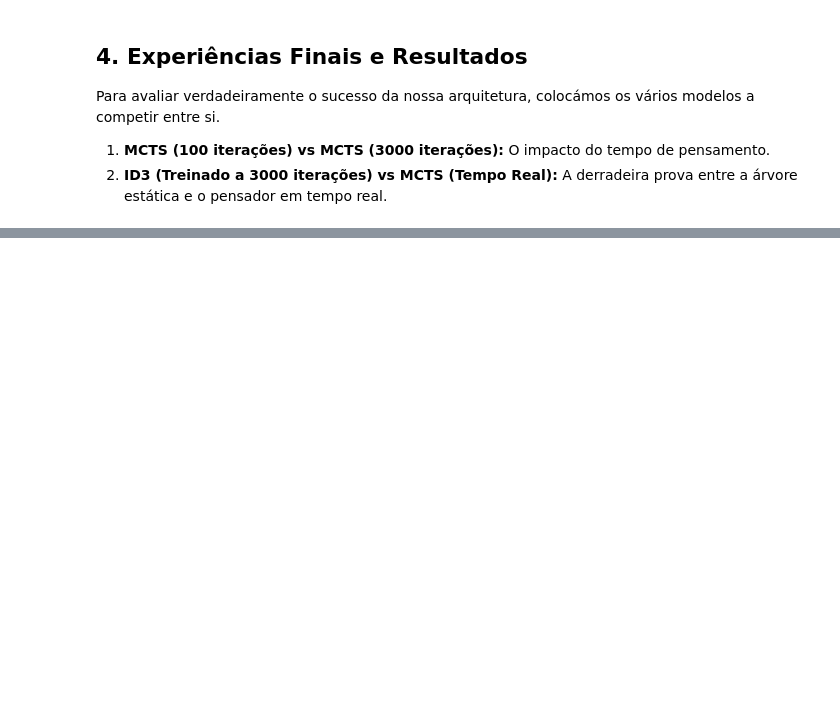
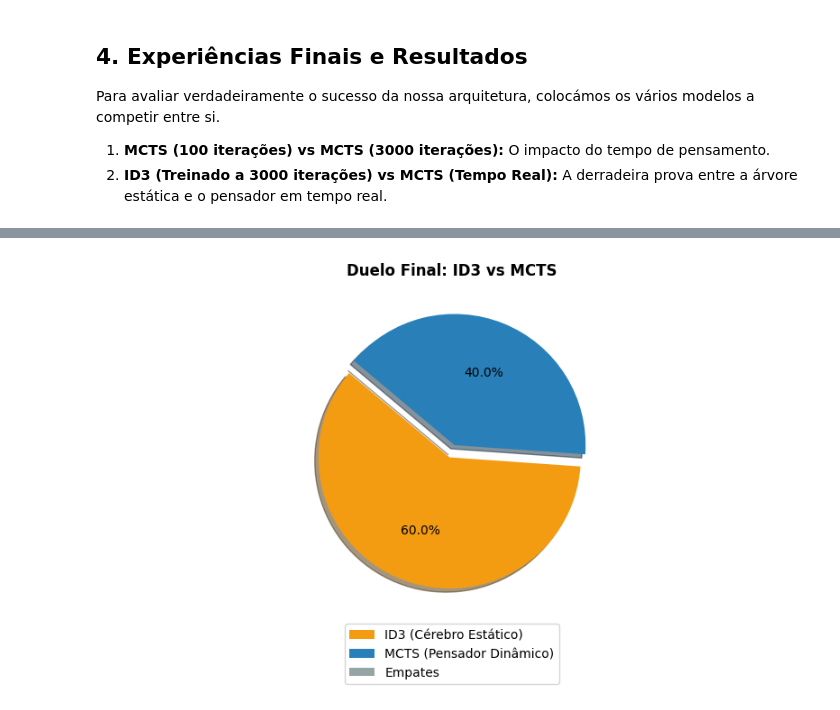
Before and after one commit to VituVVL/AI_Project, a Jupyter notebook: Project/Notebook.ipynb, the cells around one changed output, grey strips where cells are left out. Cells and saved outputs as stored; diff of their text form; code cells hidden in the pictures; blank space fills up the shorter version.

Commit message:
Finalização do notebook apenas a faltar a conclusao

```diff
--- a/Project/Notebook.ipynb
+++ b/Project/Notebook.ipynb
@@ -630,0 +1056,81 @@ Concluído em 8.1 segundos.
+# %%
+import time
+import matplotlib.pyplot as plt
+
+
+def idvsmc(num_games=5):
+
+    X, y = ID3.carregar_dados("dataset_popout_3000.csv")
+    arvore = ID3.construir_arvore(X, y, list(range(42)))
+    print("Concluído\n")
+
+    print(f"ID3 (X) vs MCTS 1000 iter (O)")
+    vitorias_id3 = 0
+    vitorias_mcts = 0
+    empates = 0
+
+    tempo_inicio = time.time()
+
+    for i in range(num_games):
+        game = PopOutGame()
+
+        ia_X = ID3.ID3Jogador(arvore_treinada=arvore)
+
+        ia_O = MCTS(ai_player='O', iterations=1000)
+
+        while game.get_game_result() is None:
+            if game.current_player == 'X':
+                move = ia_X.search(game)
+            else:
+                move = ia_O.search(game)
+
+            success = game.apply_move(move[0], move[1])
+
+            if not success:
+                print(f"⚠️ A IA {game.current_player} tentou uma jogada inválida: {move}")
+                break
+
+            ia_O.update_root(move)
+
+            game.switch_player()
+
+        resultado = game.get_game_result()
+        if resultado == 'X':
+            vitorias_id3 += 1
+            print(f"Jogo {i+1}: Vitória do ID3 (Árvore)")
+        elif resultado == 'O':
+            vitorias_mcts += 1
+            print(f"Jogo {i+1}: Vitória do MCTS")
+        else:
+            empates += 1
+            print(f"Jogo {i+1}: Empate")
+
+    tempo_total = time.time() - tempo_inicio
+
+    print(f"\nRESULTADOS({num_games} Jogos | Tempo: {tempo_total:.1f}s) ---")
+    print(f"ID3 (X): {vitorias_id3} vitórias")
+    print(f"MCTS (O): {vitorias_mcts} vitórias")
+    print(f"Empates: {empates}")
+
+    return vitorias_id3, vitorias_mcts, empates
+
+
+vitorias_id3, vitorias_mcts, empates = idvsmc(num_games=10)
+
+labels = ['ID3 (Cérebro Estático)', 'MCTS (Pensador Dinâmico)', 'Empates']
+sizes = [vitorias_id3, vitorias_mcts, empates]
+colors = ['#f39c12', '#2980b9', '#95a5a6']
+explode = (0.05, 0.05, 0) # Faz as fatias separarem-se um bocadinho
+
+def mostrar_percentagem(pct):
+    return f'{pct:.1f}%' if pct > 0 else ''
+
+fig, ax = plt.subplots(figsize=(8, 5))
+fatias, textos, textos_perc = ax.pie(sizes, explode=explode, colors=colors, autopct=mostrar_percentagem, shadow=True, startangle=140)
+ax.axis('equal')
+
+plt.legend(fatias, labels, loc="upper center", bbox_to_anchor=(0.5, -0.05), ncol=1)
+plt.title('Duelo Final: ID3 vs MCTS', pad=20, fontweight='bold')
+plt.tight_layout()
+plt.show()
+# %% [output]
@@ -630,0 +1157 @@ Concluído em 8.1 segundos.
+[figure, added]
```
Also changed, not shown: parts of 22 cells of this notebook, 3 other files.
